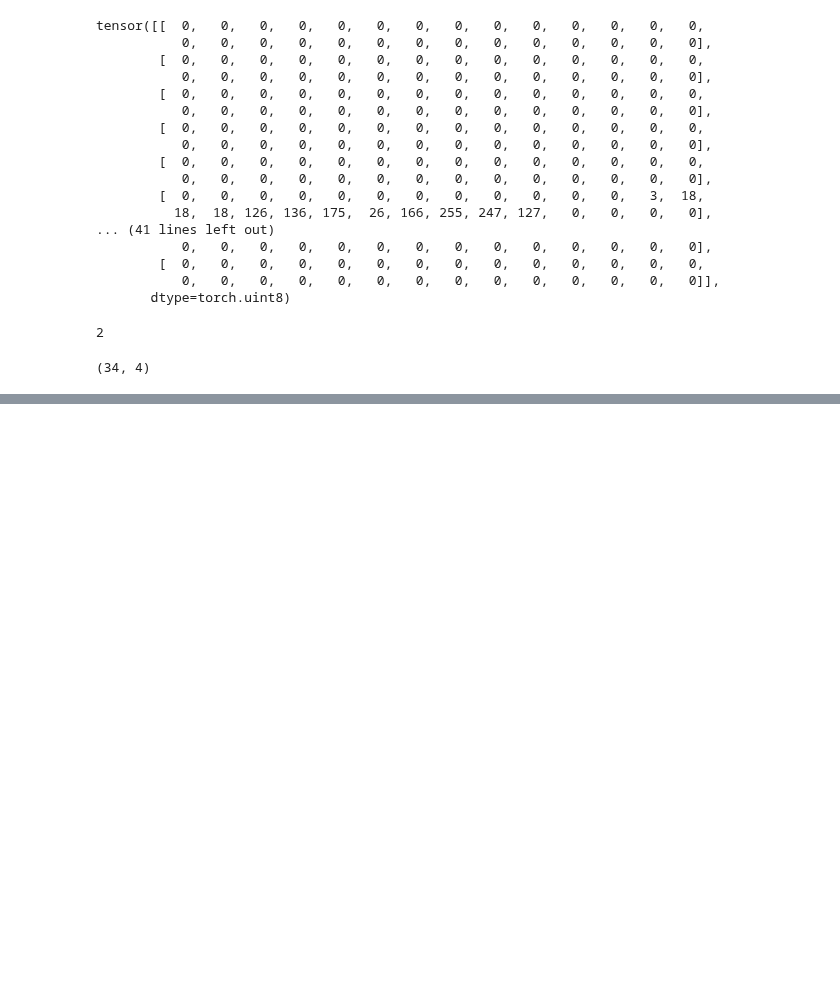
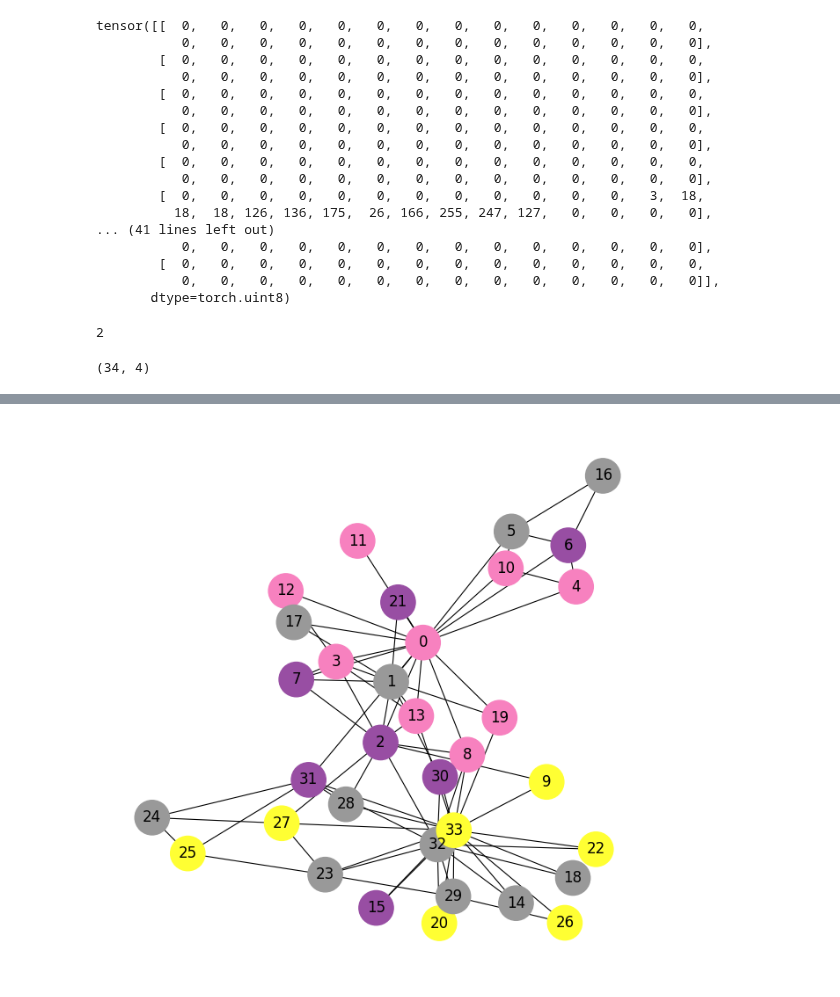
Before and after one commit to sam-eer12/projectSLM, a Jupyter notebook: gnn.ipynb, the cells around one changed output, grey strips where cells are left out. Saved outputs shown, nothing was run; the diff lists cells and outputs as text; code cells hidden in the pictures; blank space fills up the shorter version.

```diff
--- a/gnn.ipynb
+++ b/gnn.ipynb
@@ -64,0 +145,6 @@ dataset.num_features,dataset.num_classes
+# %%
+num_countries = 4
+np.random.seed(42)
+countries = torch.tensor(np.random.choice(num_countries, data.num_nodes))
+data.y = countries
+print(data.y)
@@ -64,0 +170,7 @@ dataset.num_features,dataset.num_classes
+# %%
+g = to_networkx(data, to_undirected=True)
+plt.figure(figsize=(8,8))
+plt.axis('off')
+nx.draw_networkx(g, pos=nx.spring_layout(g,seed=0),node_size=800,vmin=-2,vmax=3,width=0.8,edge_color='black', with_labels=True, node_color=data.y, cmap='Set1')
+# %% [output]
+[figure, added]
```
Also changed, not shown: parts of 8 cells of this notebook.
